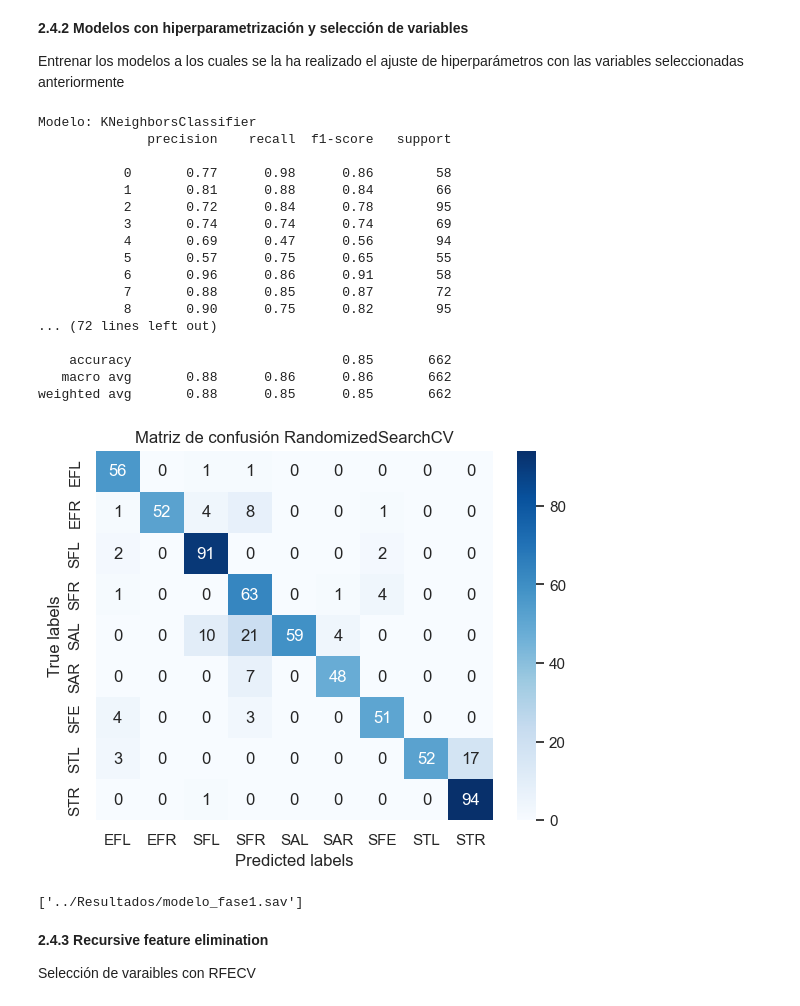
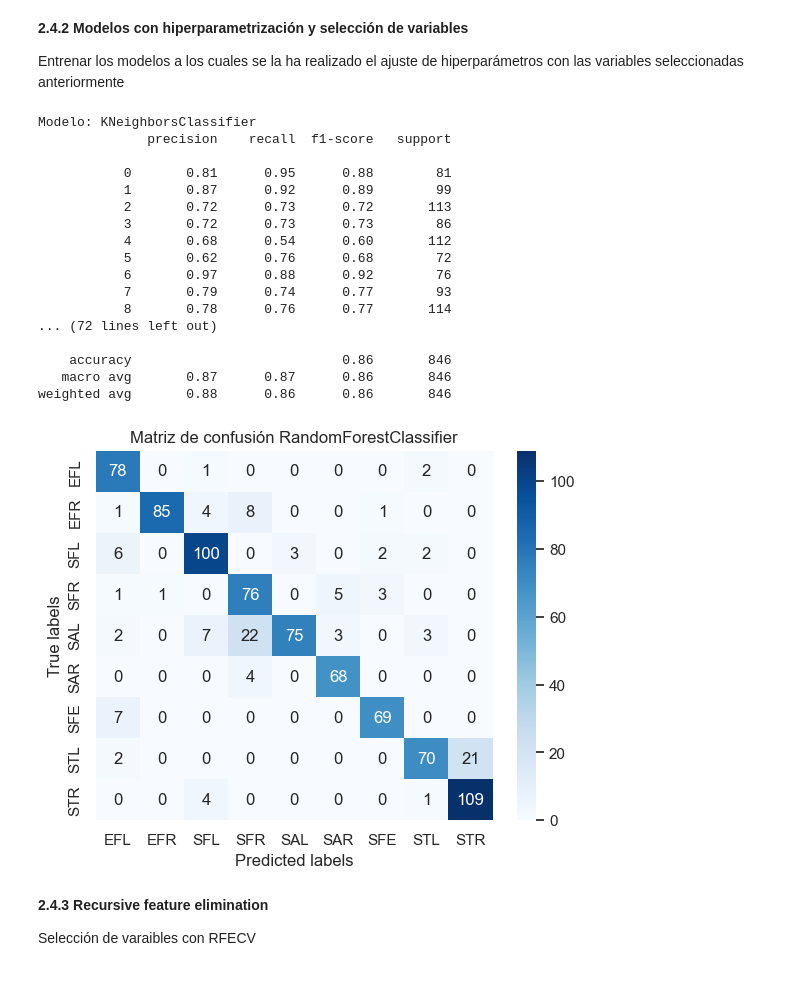
Before and after one commit to nmartinser/Telerehabilitation, a Jupyter notebook: notebooks/fase_1.ipynb, the cells around one changed output. Cells and saved outputs as stored; diff of their text form; code cells hidden in the pictures.

Commit message:
terminar fase 1

```diff
--- a/notebooks/fase_1.ipynb
+++ b/notebooks/fase_1.ipynb
@@ -107,8 +110,13 @@ df.head()
 ### 1.2 Dividir el dataset
 # %%
 # ---- Dividir en test y train -----------
-test_df = df.loc[(df.SubjectID==101) | (df.SubjectID==105) | (df.SubjectID==201) | (df.SubjectID==202) | (df.SubjectID==301) | (df.SubjectID==302)]
-train_df = df.loc[(df.SubjectID!=101) & (df.SubjectID!=105) & (df.SubjectID!=201) & (df.SubjectID!=202) & (df.SubjectID!=301) & (df.SubjectID!=302)]
+# Selecciona los datos de prueba (varios sujetos)
+test_df = df.loc[(df.SubjectID==102) | (df.SubjectID==105) | (df.SubjectID==107) | (df.SubjectID==201) |
+            (df.SubjectID==202) | (df.SubjectID==205) | (df.SubjectID==211) |(df.SubjectID==301) | (df.SubjectID==302)]
+
+# Selecciona los datos de entrenamiento excluyendo los mismos sujetos
+train_df = df.loc[(df.SubjectID!=102) & (df.SubjectID!=105) & (df.SubjectID!=107) & (df.SubjectID!=201) &
+                (df.SubjectID!=202) & (df.SubjectID!=205) & (df.SubjectID!=211) & (df.SubjectID!=301) & (df.SubjectID!=302)]
 
 # ------- Dividir en target y variables ---------
 train_X = train_df.drop(['GestureLabel'], axis=1)
@@ -178,17 +186,6 @@ def plot_confusion_matrix(modelo, tX: pd.DataFrame, ty: np.ndarray):
     """
     prediction = modelo.predict(tX)
     cm = confusion_matrix(ty, prediction)
-    gesture_mapping = {
-      '0': 'EFL',
-      '1': 'EFR',
-      '2': 'SFL',
-      '3': 'SFR',
-      '4': 'SAL',
-      '5': 'SAR',
-      '6': 'SFE',
-      '7': 'STL',
-      '8': 'STR'
-   }
     cm_df = pd.DataFrame(cm,
                      index = ['EFL','EFR','SFL', 'SFR', 'SAL',
                               'SAR', 'SFE', 'STL', 'STR'],
@@ -317,7 +314,7 @@ logo = LeaveOneGroupOut()
 subject_ids = train_X['SubjectID'] # para los grupos
 
 # crear los modelos con GridSearchCV
-gs_knn = GridSearchCV(KNeighborsClassifier(), param_grid_knn,cv=logo,
+gs_knn = GridSearchCV(KNeighborsClassifier(), param_grid_knn, cv=logo,
                       scoring='f1_weighted', n_jobs=-1)
 gs_dtree = GridSearchCV(DecisionTreeClassifier(), param_grid_dtree, cv=logo,
                         scoring='f1_weighted', n_jobs=-1)
@@ -325,7 +322,7 @@ gs_nb = GridSearchCV(GaussianNB(), param_grid_nb, cv=logo,
                      scoring='f1_weighted', n_jobs=-1)
 gs_svm = GridSearchCV(SVC(), param_grid_svm, cv=logo,
                       scoring='f1_weighted', n_jobs=-1)
-gs_rf = RandomizedSearchCV(RandomForestClassifier(), param_grid_rf, cv=logo,
+gs_rf = GridSearchCV(RandomForestClassifier(), param_grid_rf, cv=logo,
                            scoring='f1_weighted', n_jobs=-1)
 
 modelos = [gs_knn, gs_dtree, gs_nb, gs_svm, gs_rf]
@@ -533,31 +530,25 @@ test_models(best_models, X_fs_test, test_y, test_result, 'H + Fs')
 Modelo: KNeighborsClassifier
               precision    recall  f1-score   support
 
-           0       0.77      0.98      0.86        58
-           1       0.81      0.88      0.84        66
-           2       0.72      0.84      0.78        95
-           3       0.74      0.74      0.74        69
-           4       0.69      0.47      0.56        94
-           5       0.57      0.75      0.65        55
-           6       0.96      0.86      0.91        58
-           7       0.88      0.85      0.87        72
-           8       0.90      0.75      0.82        95
+           0       0.81      0.95      0.88        81
+           1       0.87      0.92      0.89        99
+           2       0.72      0.73      0.72       113
+           3       0.72      0.73      0.73        86
+           4       0.68      0.54      0.60       112
+           5       0.62      0.76      0.68        72
+           6       0.97      0.88      0.92        76
+           7       0.79      0.74      0.77        93
+           8       0.78      0.76      0.77       114
 ... (72 lines left out)
 
-    accuracy                           0.85       662
-   macro avg       0.88      0.86      0.86       662
-weighted avg       0.88      0.85      0.85       662
+    accuracy                           0.86       846
+   macro avg       0.87      0.87      0.86       846
+weighted avg       0.88      0.86      0.86       846
 # %%
 # ------- Matriz de confusión de RF -------------------
-plot_confusion_matrix(gs_rf, X_fs_test, test_y)
+plot_confusion_matrix(best_models[4], X_fs_test, test_y)
 # %% [output]
-[figure, old version]
+[figure, new version]
-# %%
-# guardar este modelo
-filename = '../Resultados/modelo_fase1.sav'
-joblib.dump(gs_rf, filename)
-# %% [output]
-['../Resultados/modelo_fase1.sav']
 # %% [markdown]
 **2.4.3 Recursive feature elimination**
 
```
Also changed, not shown: parts of 18 cells of this notebook, 1 other file.
